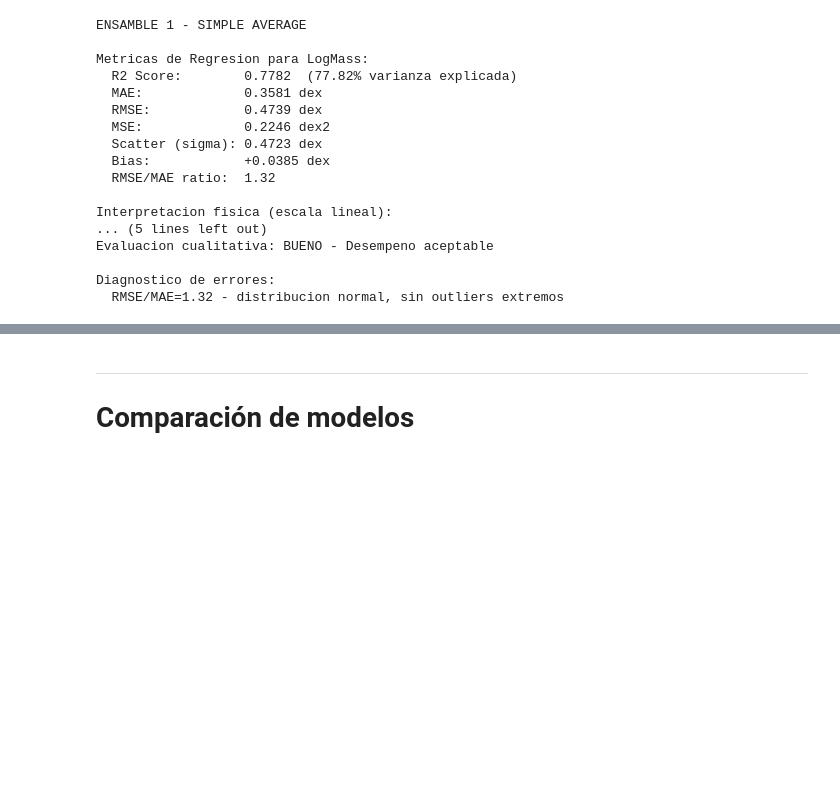
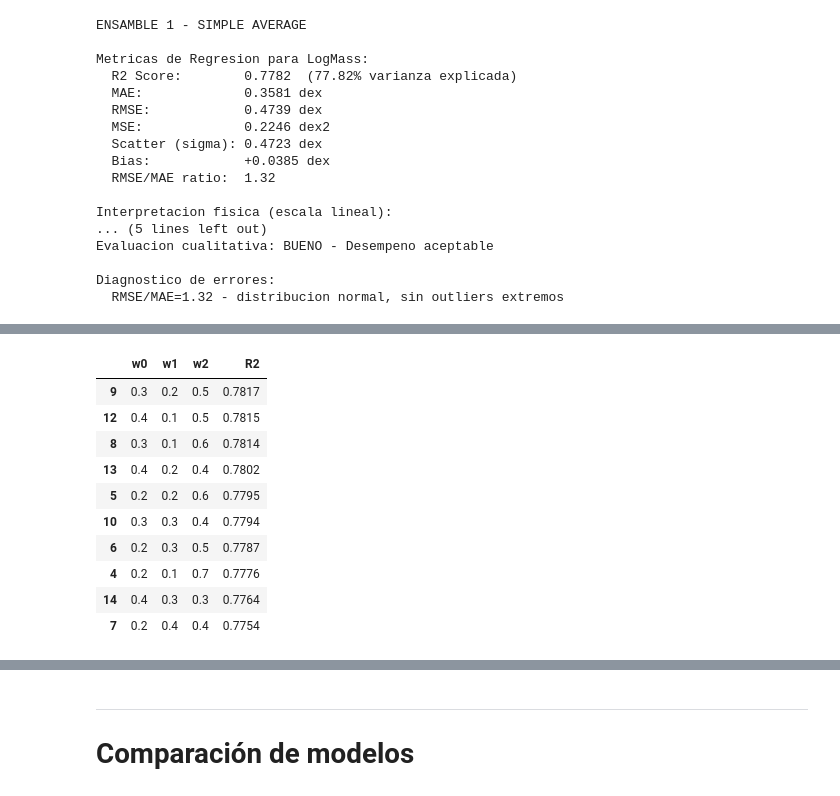
Before and after one commit to GusMorales14/Avance5.-61, a Jupyter notebook: Avance5.61.ipynb, the cells around one changed output, grey strips where cells are left out. Drawn from its saved outputs; the diff is of its cells as text; code cells hidden in the pictures; blank space fills up the shorter version.

```diff
--- a/Avance5.61.ipynb
+++ b/Avance5.61.ipynb
@@ -623,0 +684,44 @@ ___
+# %%
+#Busqueda de los mejores pesos para cada modelo
+from itertools import product
+from sklearn.metrics import r2_score
+
+results_weighted = []
+
+for w0, w1 in product(
+    [0.1, 0.2, 0.3, 0.4],
+    [0.1, 0.2, 0.3, 0.4]
+):
+    w2 = 1 - w0 - w1
+
+    if w2 <= 0:
+        continue
+
+    y_pred = (
+        w0 * y_pred_test_m0 +
+        w1 * y_pred_test_m1 +
+        w2 * y_pred_test_m2
+    )
+
+    results_weighted.append({
+        "w0": w0,
+        "w1": w1,
+        "w2": w2,
+        "R2": r2_score(y_test, y_pred)
+    })
+
+pd.DataFrame(results_weighted)\
+    .sort_values("R2", ascending=False)\
+    .head(10)
+# %% [output]
+|  | w0 | w1 | w2 | R2 |
+| 9 | 0.3 | 0.2 | 0.5 | 0.7817 |
+| 12 | 0.4 | 0.1 | 0.5 | 0.7815 |
+| 8 | 0.3 | 0.1 | 0.6 | 0.7814 |
+| 13 | 0.4 | 0.2 | 0.4 | 0.7802 |
+| 5 | 0.2 | 0.2 | 0.6 | 0.7795 |
+| 10 | 0.3 | 0.3 | 0.4 | 0.7794 |
+| 6 | 0.2 | 0.3 | 0.5 | 0.7787 |
+| 4 | 0.2 | 0.1 | 0.7 | 0.7776 |
+| 14 | 0.4 | 0.3 | 0.3 | 0.7764 |
+| 7 | 0.2 | 0.4 | 0.4 | 0.7754 |
```
Also changed, not shown: parts of 32 cells of this notebook.
